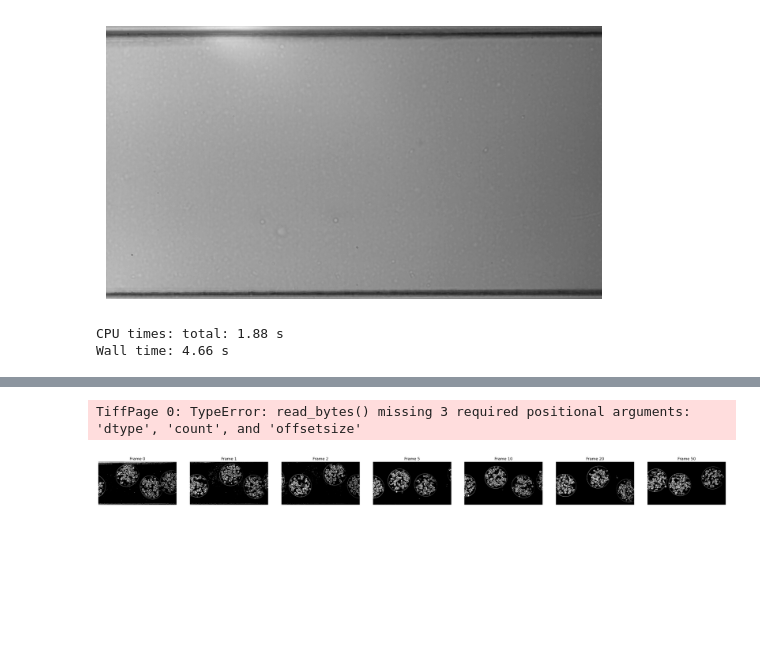
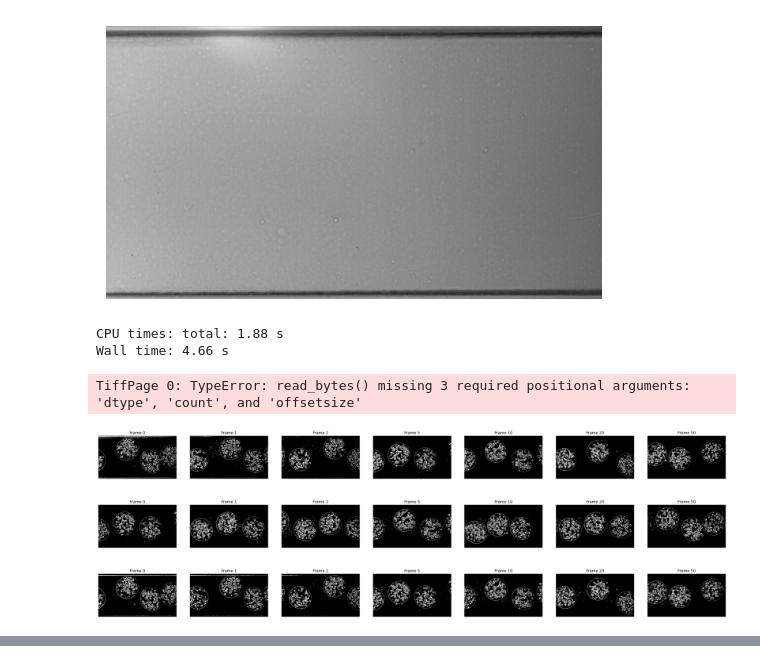
Before and after one commit to Turlagh/Cell-detection-and-counting-Algorithms, a Jupyter notebook: BackgroundSubtraction/20231021_YeetV1.ipynb, the cells around one changed output, grey strips where cells are left out. Drawn from its saved outputs; the diff is of its cells as text; code cells hidden in the pictures; blank space fills up the shorter version.

```diff
--- a/BackgroundSubtraction/20231021_YeetV1.ipynb
+++ b/BackgroundSubtraction/20231021_YeetV1.ipynb
@@ -182,4 +372,34 @@ bgs41 = simple_background_subtraction(seq41, threshold = 60 , init_learning_rate
 # %% [output]
 CPU times: total: 1.88 s
 Wall time: 4.66 s
+# %%
+#picture frames side by side on different sequence
+seq42 = process_TIF("../Data/All_Sequences/4-2.tif")
+frames= simple_background_subtraction(seq42, threshold = 60 , init_learning_rate= 0.3, background_init= backgroundImage)
+frames_index = [0,1,2,5,10,20,50]
+frame_list = [frames[i] for i in frames_index]
+picture_frames(frame_list, frame_index = frames_index)
+# %% [output]
+TiffPage 0: TypeError: read_bytes() missing 3 required positional arguments: 'dtype', 'count', and 'offsetsize'
+[figure, added]
+# %%
+# Do the second version of the background subtraction algorithm and compare to the first
+bgS = background_subtraction_v2(seq42, [0.30, 60, 6, 1, 1])
+bMap = bgS._loop()
+
+frame_list_2 = [bMap[i] for i in frames_index]
+picture_frames(frame_list_2, frame_index = frames_index)
+# %% [output]
+[figure, added]
+# %%
+# Do the second version of the background subtraction algorithm and compare to the first
+bgS = background_subtraction_v2(seq42, [0.30, 60, 1, 1, 0])
+bMap = bgS._loop()
+
+frames_index = [0,1,2,5,10,20,50]
+
+frame_list_2 = [bMap[i] for i in frames_index]
+picture_frames(frame_list_2, frame_index = frames_index)
+# %% [output]
+[figure, added]
 # %%
@@ -189,14 +409,3 @@ HTML(animation.to_html5_video())
 # %% [output]
 [interactive output not drawn]
 [figure]
-# %%
-#picture frames side by side on different sequence
-seq42 = process_TIF("../Data/All_Sequences/4-2.tif")
-frames= simple_background_subtraction(seq42, threshold = 60 , init_learning_rate= 0.3, background_init= backgroundImage)
-frames_index = [0,1,2,5,10,20,50]
-frame_list = [frames[i] for i in frames_index]
-
-picture_frames(frame_list, frame_index = frames_index)
-# %% [output]
-TiffPage 0: TypeError: read_bytes() missing 3 required positional arguments: 'dtype', 'count', and 'offsetsize'
-[figure, removed]
```
Also changed, not shown: parts of 4 cells of this notebook.
